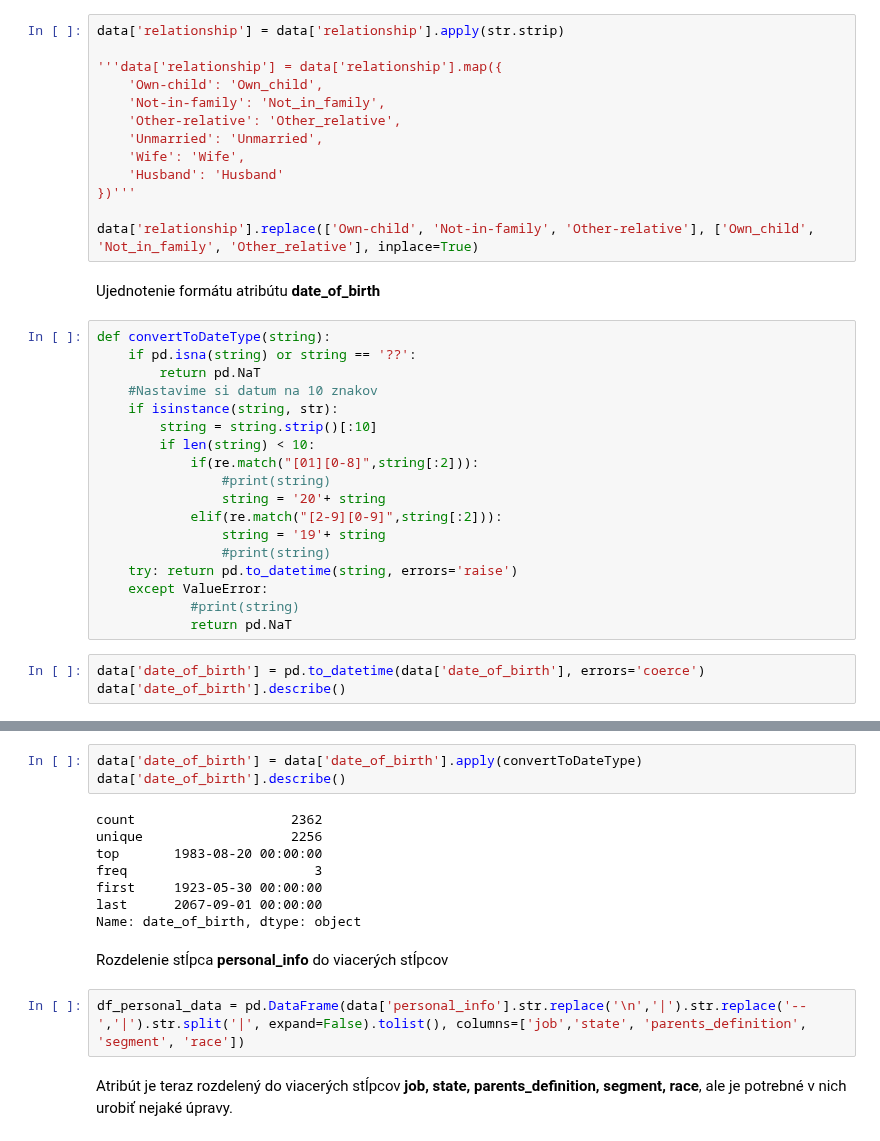
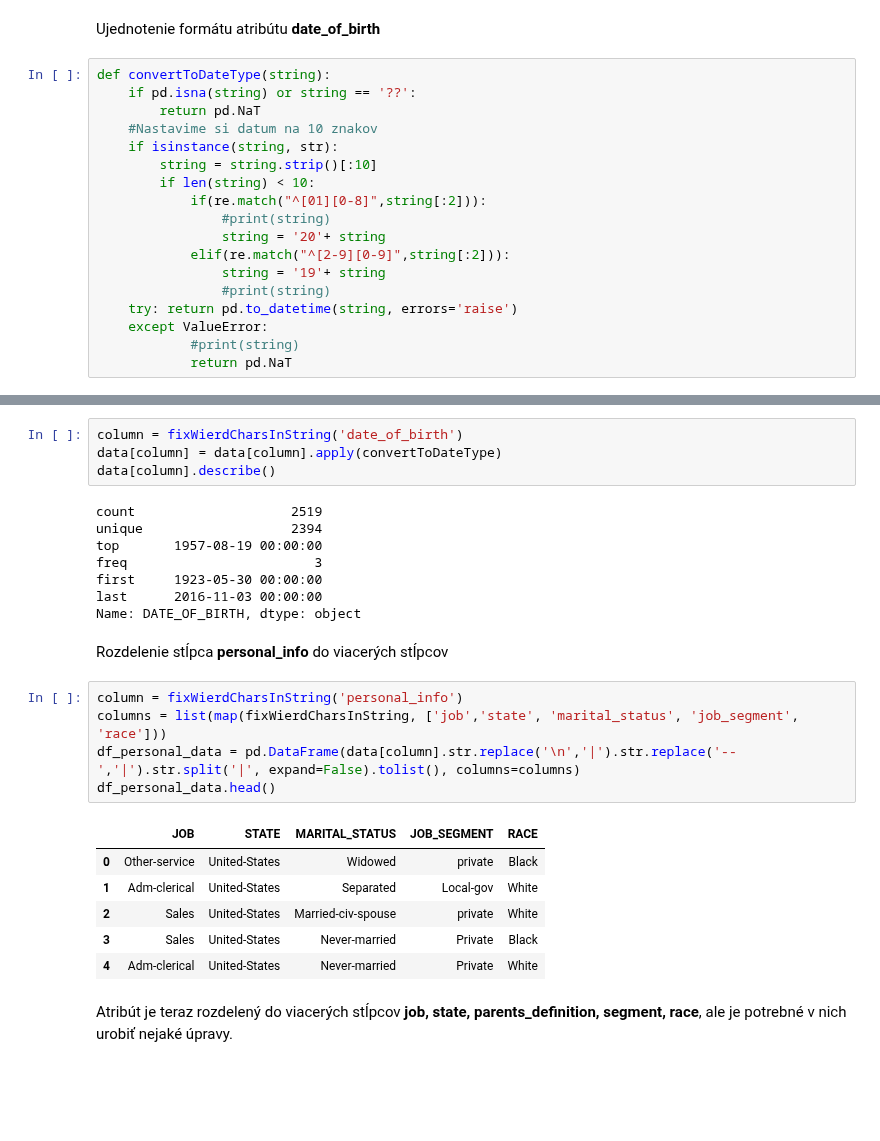
Before and after one commit to PeterJurkacek/IAU_2018_Jurkacek_Vyskoc, a Jupyter notebook: Jurkacek_Vyskoc_predspracovanie.ipynb, the cells around one changed output, grey strips where cells are left out. Saved outputs shown, nothing was run; the diff lists cells and outputs as text; blank space fills up the shorter version.

Commit message:
pridanie column=fixWierdCharsInString

```diff
--- a/Jurkacek_Vyskoc_predspracovanie.ipynb
+++ b/Jurkacek_Vyskoc_predspracovanie.ipynb
@@ -211,16 +227,3 @@ Name: relationship, dtype: int64
-# %%
-data['relationship'] = data['relationship'].apply(str.strip)
-
-'''data['relationship'] = data['relationship'].map({
-    'Own-child': 'Own_child',
-    'Not-in-family': 'Not_in_family',
-    'Other-relative': 'Other_relative',
-    'Unmarried': 'Unmarried',
-    'Wife': 'Wife',
-    'Husband': 'Husband'
-})'''
-
-data['relationship'].replace(['Own-child', 'Not-in-family', 'Other-relative'], ['Own_child', 'Not_in_family', 'Other_relative'], inplace=True)
 # %% [markdown]
 Ujednotenie formátu atribútu **date_of_birth**
 # %%
@@ -231,16 +234,13 @@ def convertToDateType(string):
     if isinstance(string, str):
         string = string.strip()[:10]
         if len(string) < 10:
-            if(re.match("[01][0-8]",string[:2])):
+            if(re.match("^[01][0-8]",string[:2])):
                 #print(string)
                 string = '20'+ string
-            elif(re.match("[2-9][0-9]",string[:2])):
+            elif(re.match("^[2-9][0-9]",string[:2])):
                 string = '19'+ string
                 #print(string)
     try: return pd.to_datetime(string, errors='raise')
     except ValueError:
             #print(string)
             return pd.NaT
-# %%
-data['date_of_birth'] = pd.to_datetime(data['date_of_birth'], errors='coerce')
-data['date_of_birth'].describe()
@@ -255,17 +247,28 @@ Name: date_of_birth, dtype: object
 # %%
-data['date_of_birth'] = data['date_of_birth'].apply(convertToDateType)
-data['date_of_birth'].describe()
+column = fixWierdCharsInString('date_of_birth')
+data[column] = data[column].apply(convertToDateType)
+data[column].describe()
 # %% [output]
-count                    2362
-unique                   2256
-top       1983-08-20 00:00:00
+count                    2519
+unique                   2394
+top       1957-08-19 00:00:00
 freq                        3
 first     1923-05-30 00:00:00
-last      2067-09-01 00:00:00
-Name: date_of_birth, dtype: object
+last      2016-11-03 00:00:00
+Name: DATE_OF_BIRTH, dtype: object
 # %% [markdown]
 Rozdelenie stĺpca **personal_info** do viacerých stĺpcov
 # %%
-df_personal_data = pd.DataFrame(data['personal_info'].str.replace('\n','|').str.replace('--','|').str.split('|', expand=False).tolist(), columns=['job','state', 'parents_definition', 'segment', 'race'])
+column = fixWierdCharsInString('personal_info')
+columns = list(map(fixWierdCharsInString, ['job','state', 'marital_status', 'job_segment', 'race']))
+df_personal_data = pd.DataFrame(data[column].str.replace('\n','|').str.replace('--','|').str.split('|', expand=False).tolist(), columns=columns)
+df_personal_data.head()
+# %% [output]
+|  | JOB | STATE | MARITAL_STATUS | JOB_SEGMENT | RACE |
+| 0 | Other-service | United-States | Widowed | private | Black |
+| 1 | Adm-clerical | United-States | Separated | Local-gov | White |
+| 2 | Sales | United-States | Married-civ-spouse | private | White |
+| 3 | Sales | United-States | Never-married | Private | Black |
+| 4 | Adm-clerical | United-States | Never-married | Private | White |
 # %% [markdown]
 Atribút je teraz rozdelený do viacerých stĺpcov **job, state, parents_definition, segment, race**, ale je potrebné v nich urobiť nejaké úpravy.
```
Also changed, not shown: parts of 70 cells of this notebook.
